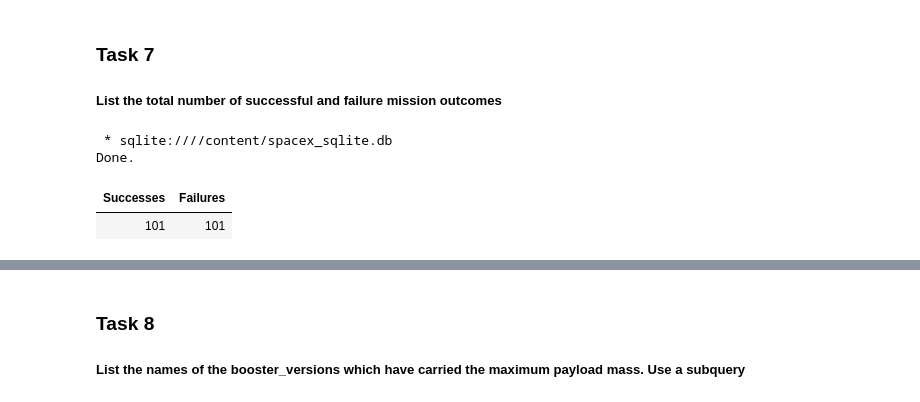
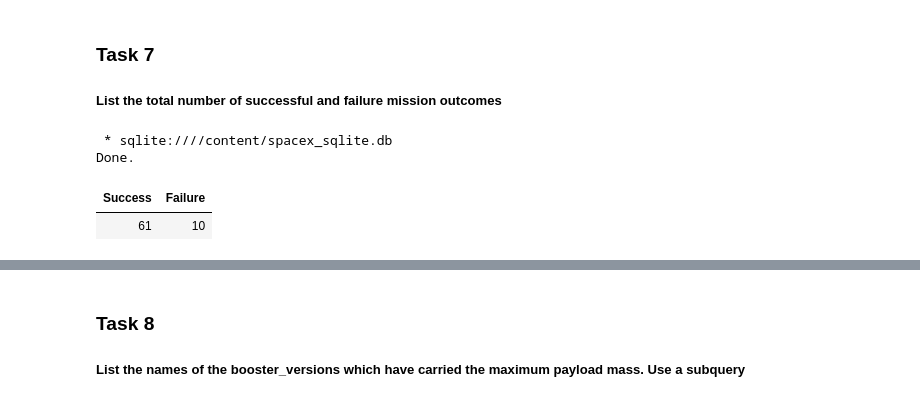
Before and after one commit to brendanpshea/ibm-data-science, a Jupyter notebook: jupyter_labs_eda_sql_coursera.ipynb, the cells around one changed output, grey strips where cells are left out. Cells and saved outputs as stored; diff of their text form; code cells hidden in the pictures.

```diff
--- a/jupyter_labs_eda_sql_coursera.ipynb
+++ b/jupyter_labs_eda_sql_coursera.ipynb
@@ -238,11 +234,9 @@ Done.
 # %%
 %%sql
 
-select count((select landing_outcome from spacex where landing_outcome like 'Success%')) as "Successes",
- count((select landing_outcome from spacex where landing_outcome like 'Failure%')) as "Failures"
- from spacex
+select (select count(landing_outcome) from spacex where landing_outcome like 'Success%') as "Success", (select count(landing_outcome) from spacex where landing_outcome like 'Failure%') as "Failure"
 # %% [output]
  * sqlite:////content/spacex_sqlite.db
 Done.
-| Successes | Failures |
-| 101 | 101 |
+| Success | Failure |
+| 61 | 10 |
```
Also changed, not shown: parts of 9 cells of this notebook.
